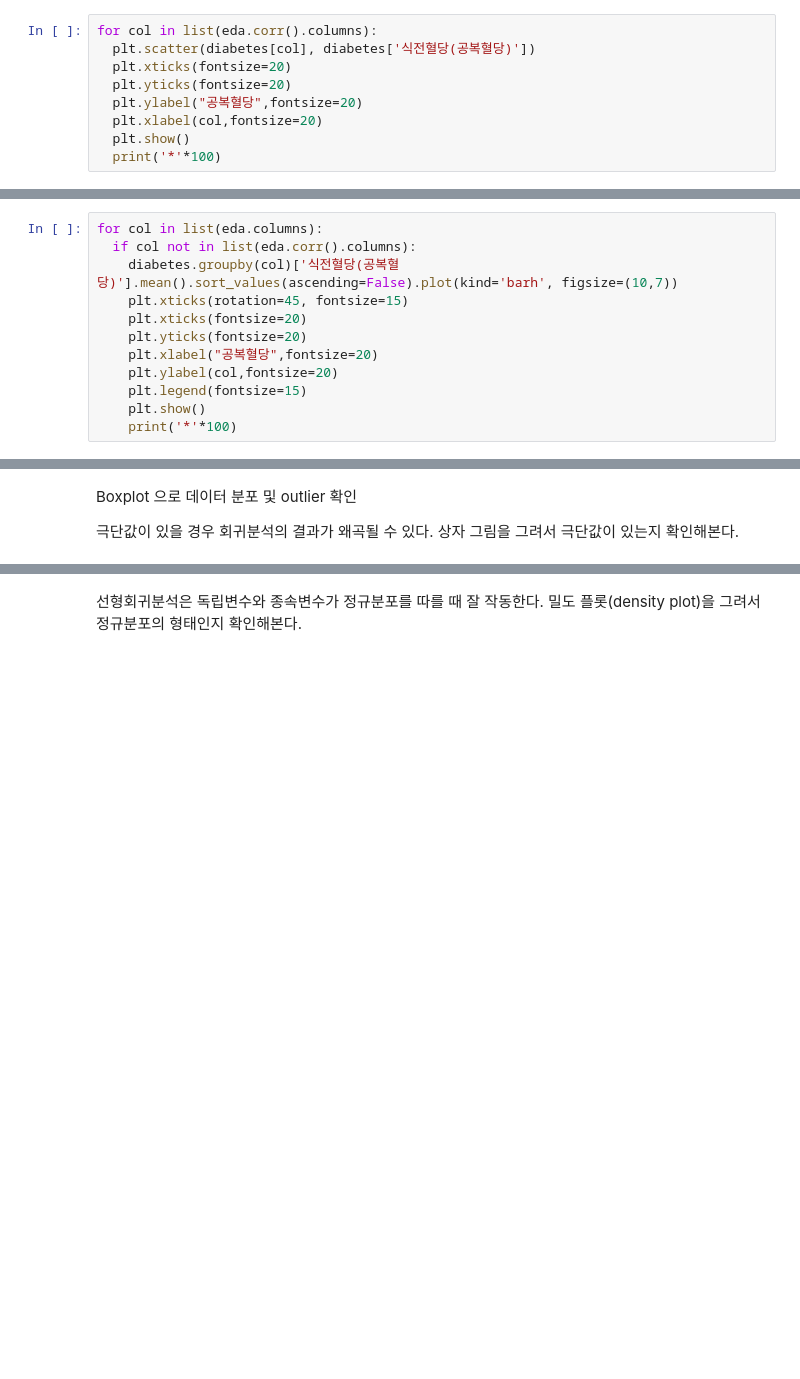
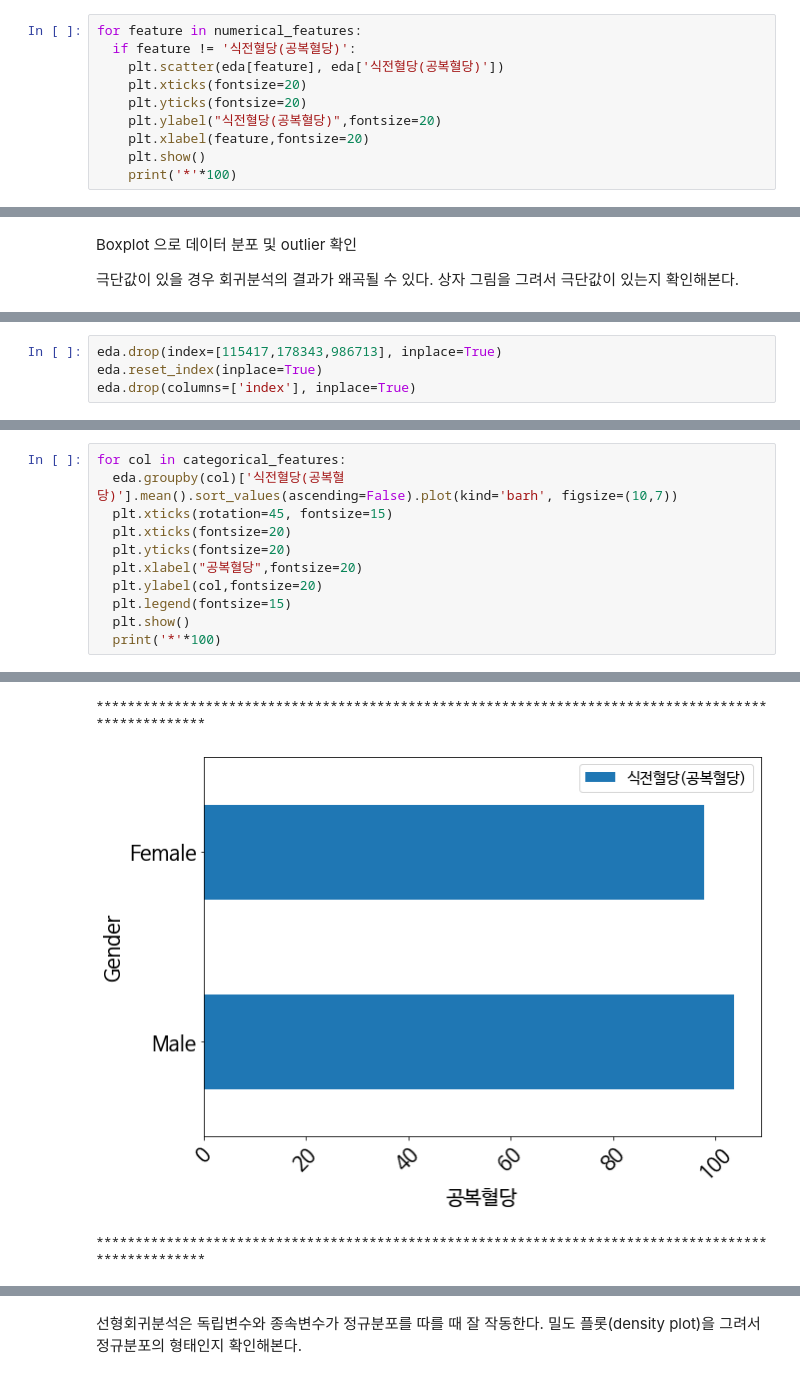
Before and after one commit to serener91/Diabetes_Regression_Analysis, a Jupyter notebook: Diabetes_Reg_Anal.ipynb, the cells around one changed output, grey strips where cells are left out. Cells and saved outputs as stored; diff of their text form; blank space fills up the shorter version.

```diff
--- a/Diabetes_Reg_Anal.ipynb
+++ b/Diabetes_Reg_Anal.ipynb
@@ -256,9 +275,10 @@ eda.corr()
 # %%
-for col in list(eda.corr().columns):
-  plt.scatter(diabetes[col], diabetes['식전혈당(공복혈당)'])
-  plt.xticks(fontsize=20)
-  plt.yticks(fontsize=20)
-  plt.ylabel("공복혈당",fontsize=20)
-  plt.xlabel(col,fontsize=20)
-  plt.show()
-  print('*'*100)
+for feature in numerical_features:
+  if feature != '식전혈당(공복혈당)':
+    plt.scatter(eda[feature], eda['식전혈당(공복혈당)'])
+    plt.xticks(fontsize=20)
+    plt.yticks(fontsize=20)
+    plt.ylabel("식전혈당(공복혈당)",fontsize=20)
+    plt.xlabel(feature,fontsize=20)
+    plt.show()
+    print('*'*100)
@@ -276,12 +284,0 @@ for col in list(eda.corr().columns):
-# %%
-for col in list(eda.columns):
-  if col not in list(eda.corr().columns):
-    diabetes.groupby(col)['식전혈당(공복혈당)'].mean().sort_values(ascending=False).plot(kind='barh', figsize=(10,7))
-    plt.xticks(rotation=45, fontsize=15)
-    plt.xticks(fontsize=20)
-    plt.yticks(fontsize=20)
-    plt.xlabel("공복혈당",fontsize=20)
-    plt.ylabel(col,fontsize=20)
-    plt.legend(fontsize=15)
-    plt.show()
-    print('*'*100)
@@ -339,0 +310,4 @@ plt.show()
+# %%
+eda.drop(index=[115417,178343,986713], inplace=True)
+eda.reset_index(inplace=True)
+eda.drop(columns=['index'], inplace=True)
@@ -339,0 +319,12 @@ plt.show()
+# %%
+for col in categorical_features:
+  eda.groupby(col)['식전혈당(공복혈당)'].mean().sort_values(ascending=False).plot(kind='barh', figsize=(10,7))
+  plt.xticks(rotation=45, fontsize=15)
+  plt.xticks(fontsize=20)
+  plt.yticks(fontsize=20)
+  plt.xlabel("공복혈당",fontsize=20)
+  plt.ylabel(col,fontsize=20)
+  plt.legend(fontsize=15)
+  plt.show()
+  print('*'*100)
+# %% [output]
@@ -339,0 +336,3 @@ plt.show()
+****************************************************************************************************
+[figure, added]
+****************************************************************************************************
```
Also changed, not shown: parts of 133 cells of this notebook, 1 other file.
